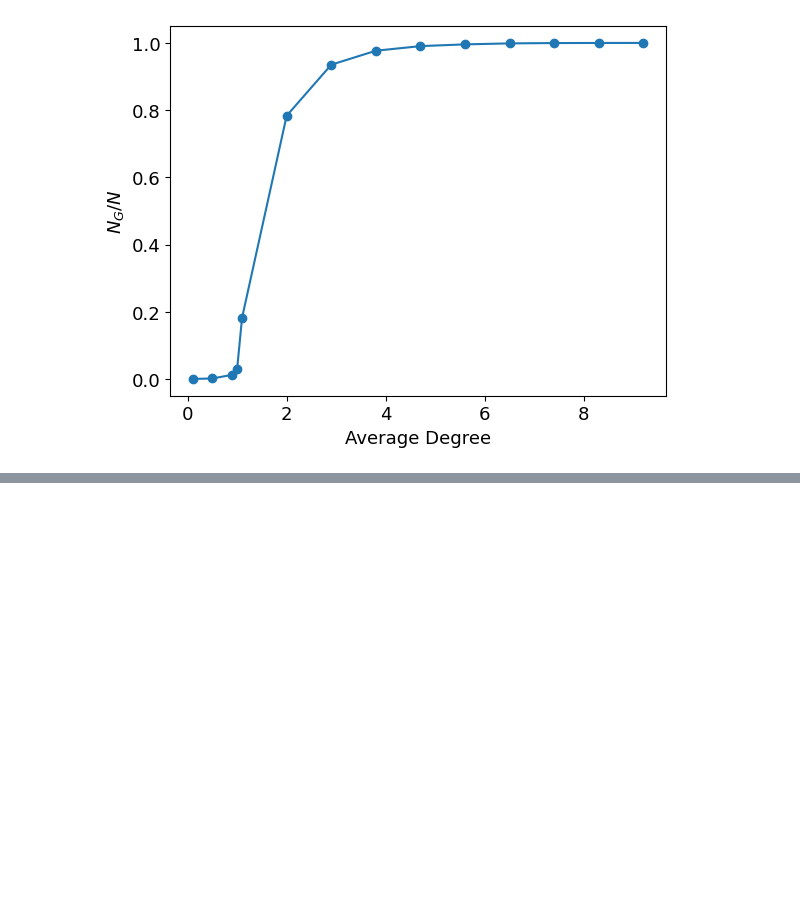
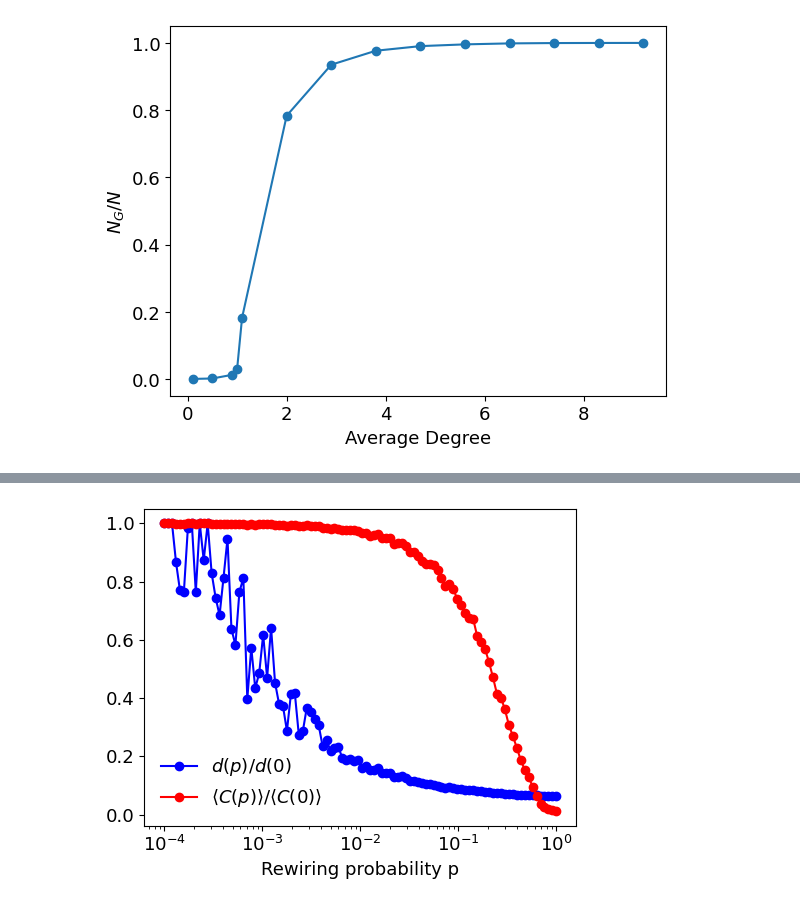
Before and after one commit to Ziaeemehr/netsci, a Jupyter notebook: examples/chap_03.ipynb, the cells around one changed output, grey strips where cells are left out. Cells and saved outputs as stored; diff of their text form; code cells hidden in the pictures; blank space fills up the shorter version.

```diff
--- a/examples/chap_03.ipynb
+++ b/examples/chap_03.ipynb
@@ -161,0 +186,41 @@ Text(0, 0.5, '$N_G / N$')
+# %%
+import numpy as np
+import networkx as nx
+import matplotlib.pyplot as plt
+
+# Parameters
+N = 1000  # Number of nodes
+k = 10    # Each node is connected to k nearest neighbors in ring topology
+p_values = np.logspace(-4, 0, num=100)  # Rewiring probabilities
+
+# Initialize lists to store results
+average_path_lengths = []
+clustering_coefficients = []
+
+# Generate the initial regular lattice
+G0 = nx.watts_strogatz_graph(N, k, 0)
+d0 = nx.average_shortest_path_length(G0)
+C0 = nx.average_clustering(G0)
+
+for p in p_values:
+    G = nx.watts_strogatz_graph(N, k, p)
+    d = nx.average_shortest_path_length(G)
+    C = nx.average_clustering(G)
+    average_path_lengths.append(d / d0)
+    clustering_coefficients.append(C / C0)
+
+# Plotting
+plt.figure(figsize=(5, 4))
+
+# Average path length plot
+plt.plot(p_values, average_path_lengths, marker='o', linestyle='-', color='blue', label=r"$d(p)/d(0)$")
+
+# Clustering coefficient plot
+plt.plot(p_values, clustering_coefficients, marker='o', linestyle='-', color='red', label=r"$\langle C(p) \rangle / \langle C(0) \rangle$")
+plt.xscale('log')
+plt.xlabel('Rewiring probability p')
+plt.legend(frameon=False)
+plt.tight_layout()
+plt.show()
+# %% [output]
+[figure, added]
```
Also changed, not shown: parts of 2 cells of this notebook, 2 other files.
